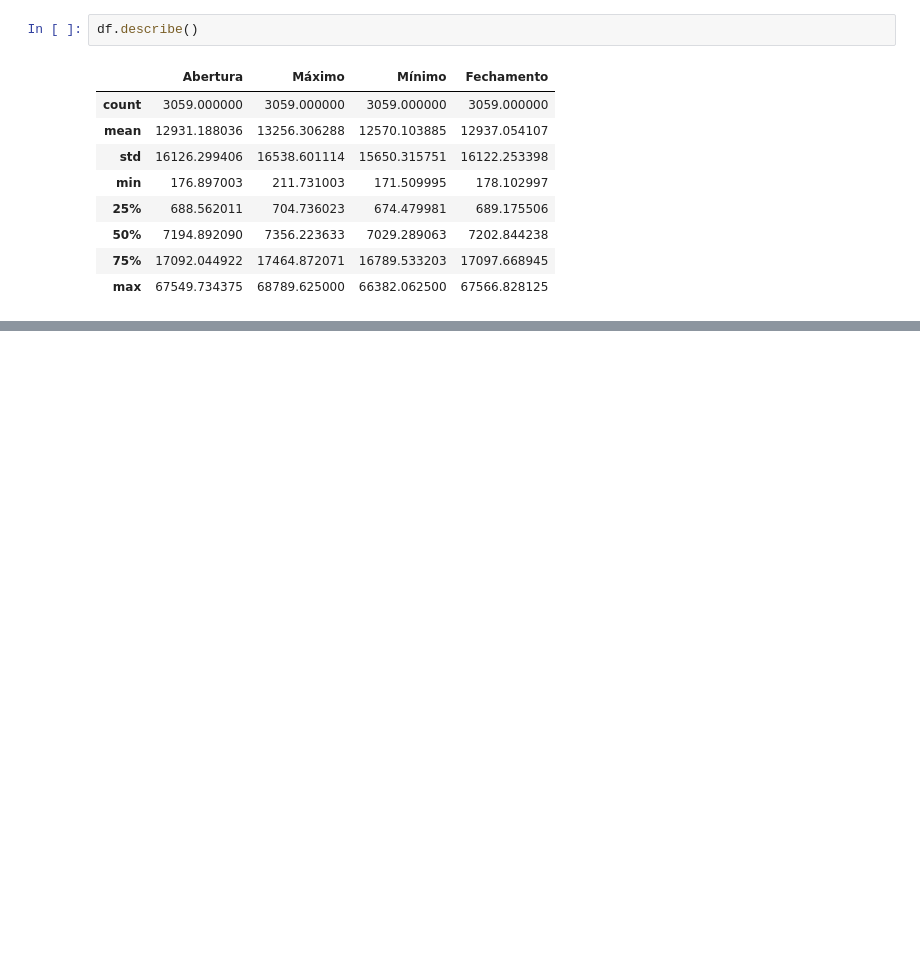
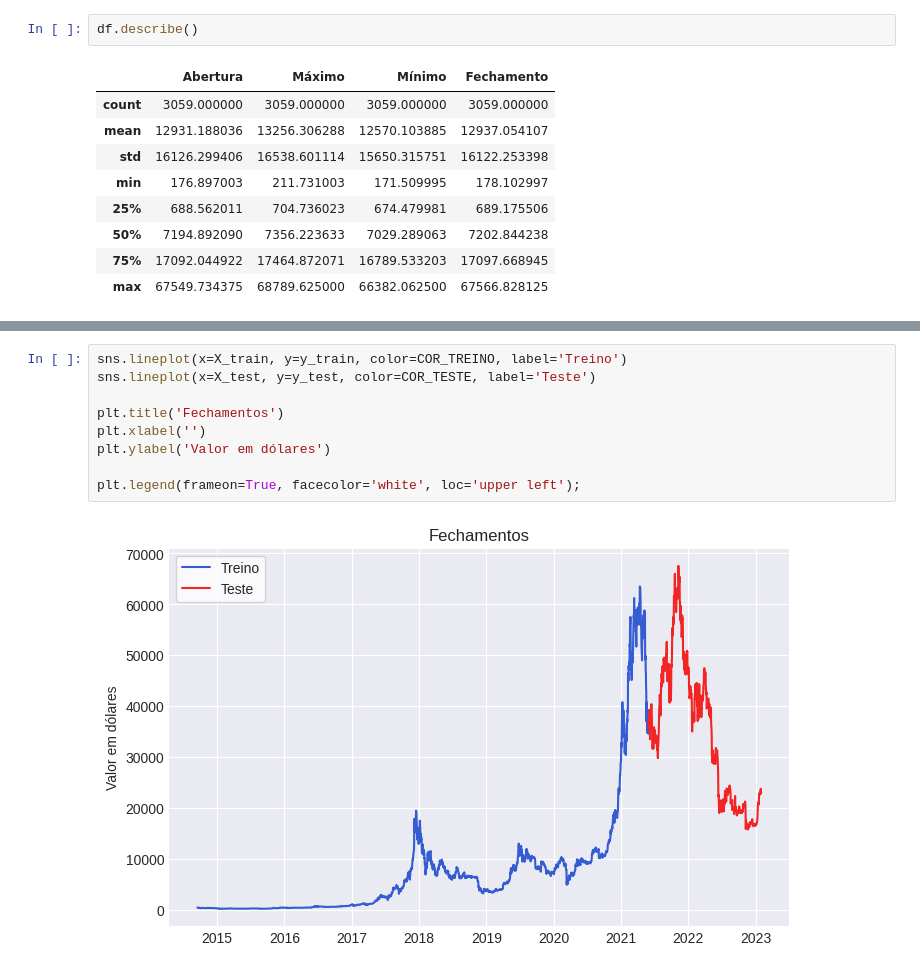
Before and after one commit to flohmannjr/tensorflow_curso, a Jupyter notebook: TensorFlow_MP3_BitPredict.ipynb, the cells around one changed output, grey strips where cells are left out. Saved outputs shown, nothing was run; the diff lists cells and outputs as text; blank space fills up the shorter version.

```diff
--- a/TensorFlow_MP3_BitPredict.ipynb
+++ b/TensorFlow_MP3_BitPredict.ipynb
@@ -93,0 +115,11 @@ plt.ylabel('Valor em dólares');
+# %%
+sns.lineplot(x=X_train, y=y_train, color=COR_TREINO, label='Treino')
+sns.lineplot(x=X_test, y=y_test, color=COR_TESTE, label='Teste')
+
+plt.title('Fechamentos')
+plt.xlabel('')
+plt.ylabel('Valor em dólares')
+
+plt.legend(frameon=True, facecolor='white', loc='upper left');
+# %% [output]
+[figure, added]
```
Also changed, not shown: parts of 6 cells of this notebook.
